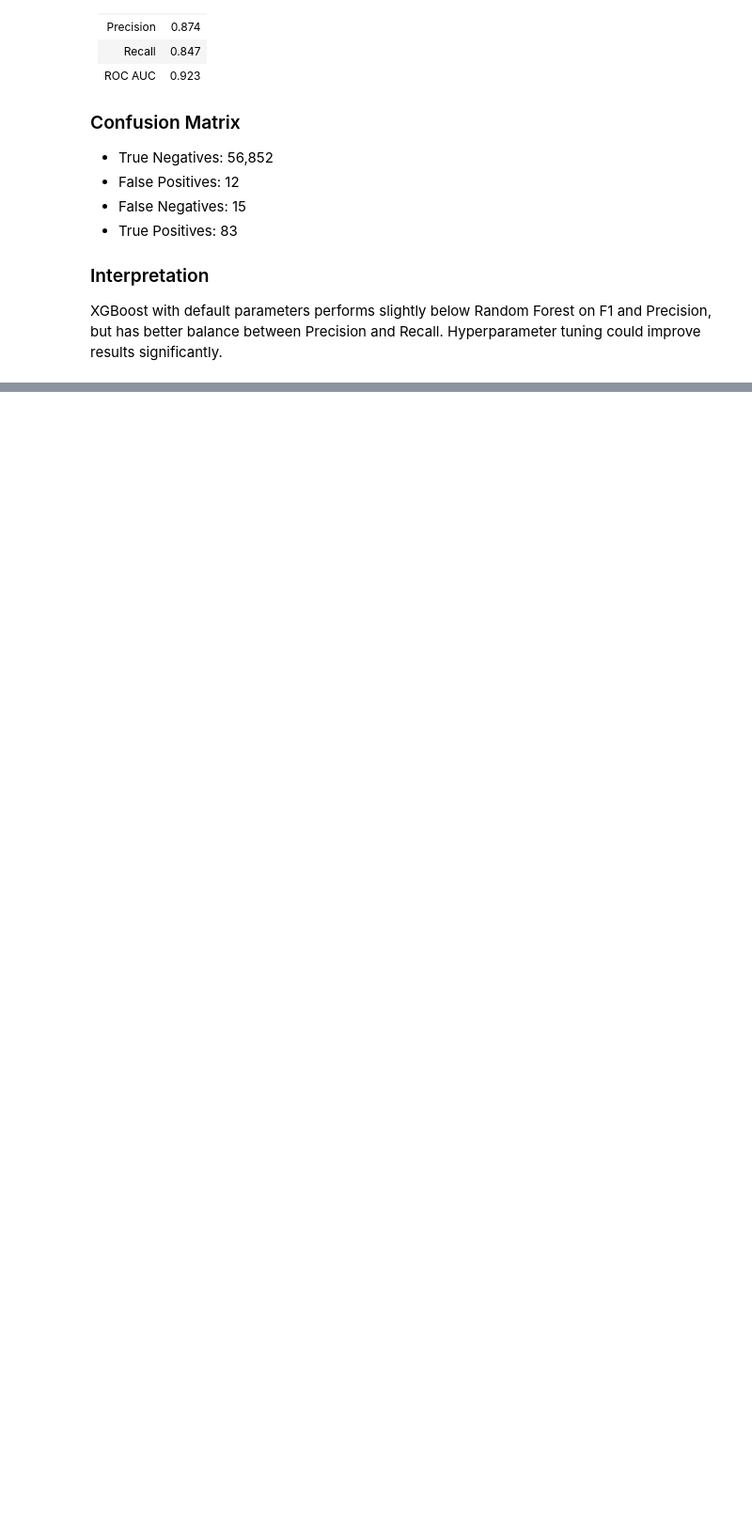
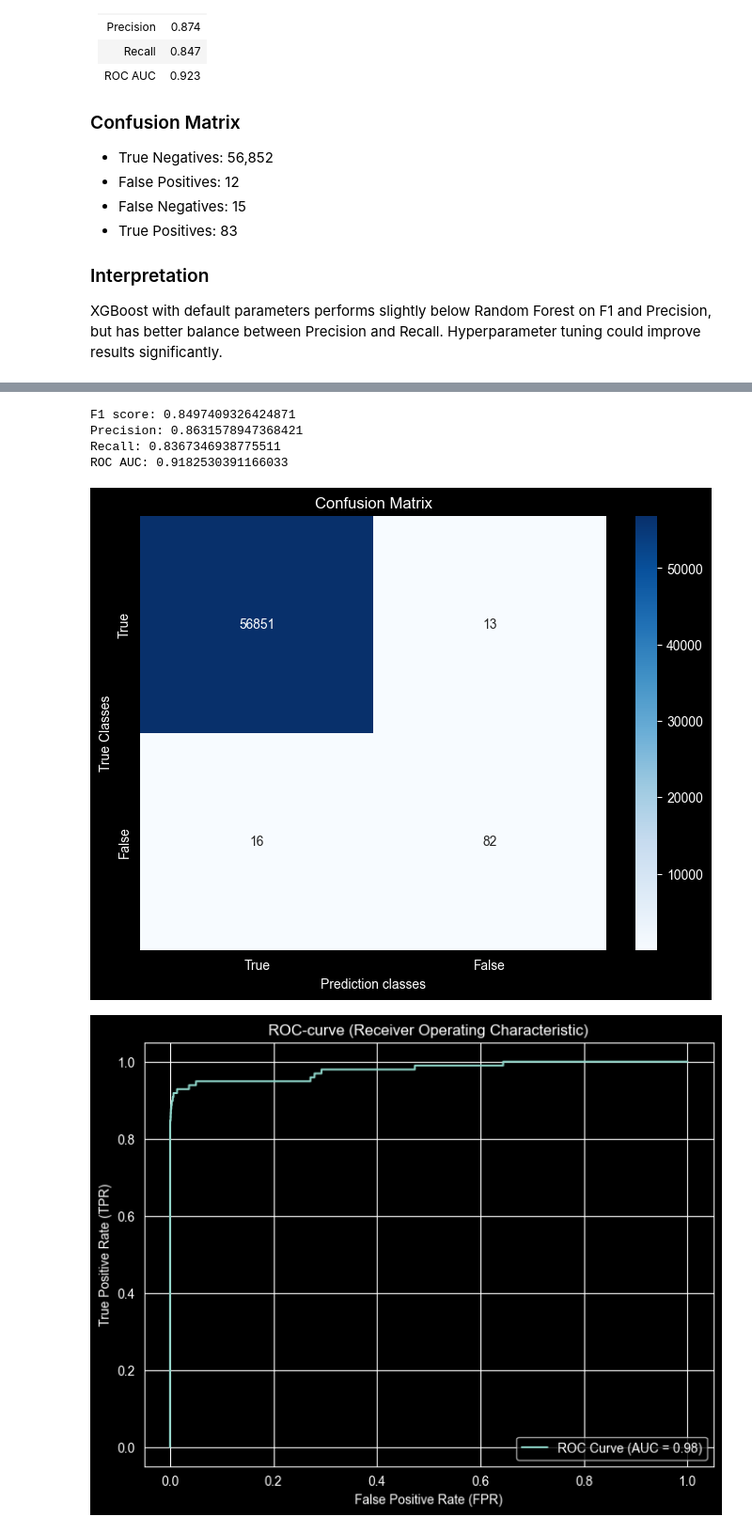
Before and after one commit to DanilRodenko/FraudShield, a Jupyter notebook: notebooks/03_modeling.ipynb, the cells around one changed output, grey strips where cells are left out. Shown at 94% size. Drawn from its saved outputs; the diff is of its cells as text; code cells hidden in the pictures; blank space fills up the shorter version.

Commit message:
Modeling: Logistic Regression, Random Forest, XGBoost and XGBoost tunned comparison

```diff
--- a/notebooks/03_modeling.ipynb
+++ b/notebooks/03_modeling.ipynb
@@ -188,0 +175,20 @@ Random Forest as our production model for the FastAPI endpoint and Streamlit app
+# %%
+from sklearn.model_selection import GridSearchCV
+
+param_grid = {
+    'n_estimators': [100, 200],
+    'max_depth': [3, 5, 7],
+    'learning_rate': [0.01, 0.1]
+}
+
+grid_search = GridSearchCV(
+    xgb.XGBClassifier(scale_pos_weight=scale),
+    param_grid,
+    cv=3,
+    scoring='f1',
+    n_jobs=-1,
+    verbose=1
+)
+
+grid_search.fit(X_train, y_train)
+print(f"Best params: {grid_search.best_params_}")
@@ -188,0 +198,16 @@ Random Forest as our production model for the FastAPI endpoint and Streamlit app
+# %%
+xgb_model_v2 = xgb.XGBClassifier(scale_pos_weight=scale,
+                                 n_estimators=200,
+                                 max_depth=5,
+                                 learning_rate=0.1)
+xgb_model_v2.fit(X_train, y_train)
+y_pred = xgb_model_v2.predict(X_test)
+# %%
+metrics(xgb_model_v2, y_test, y_pred, X_test)
+# %% [output]
+F1 score: 0.8497409326424871
+Precision: 0.8631578947368421
+Recall: 0.8367346938775511
+ROC AUC: 0.9182530391166033
+[figure, added]
+[figure, added]
```
Also changed, not shown: parts of 5 cells of this notebook, 1 other file.
